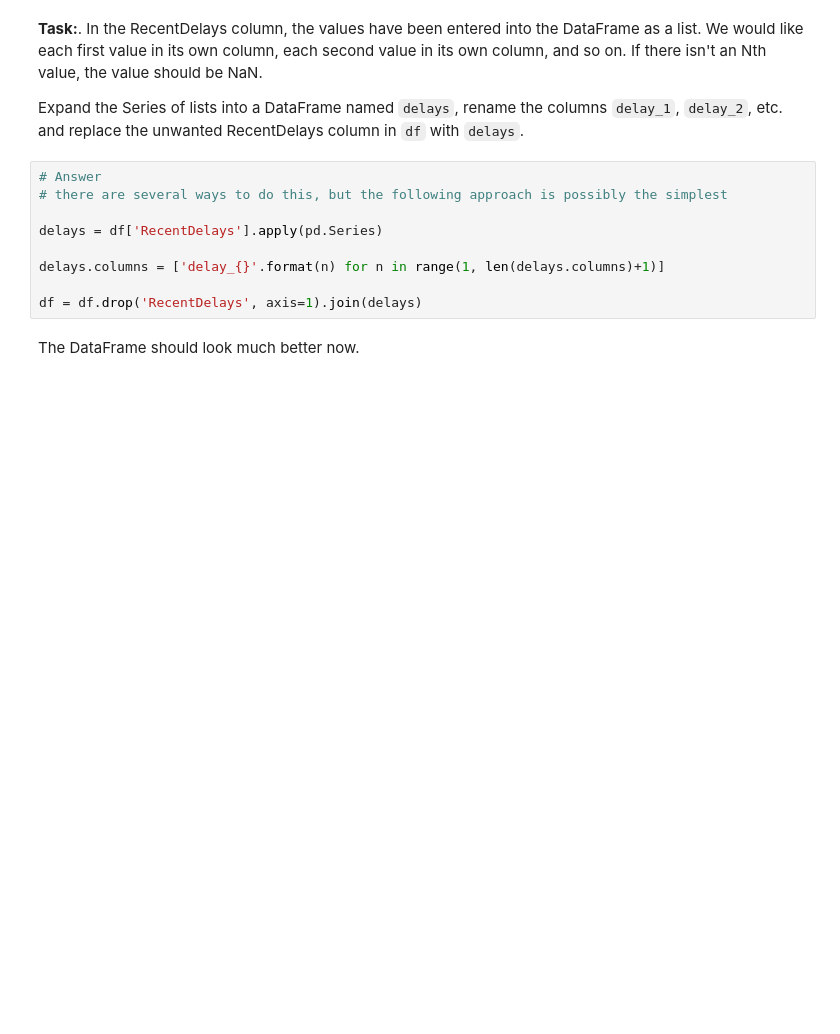
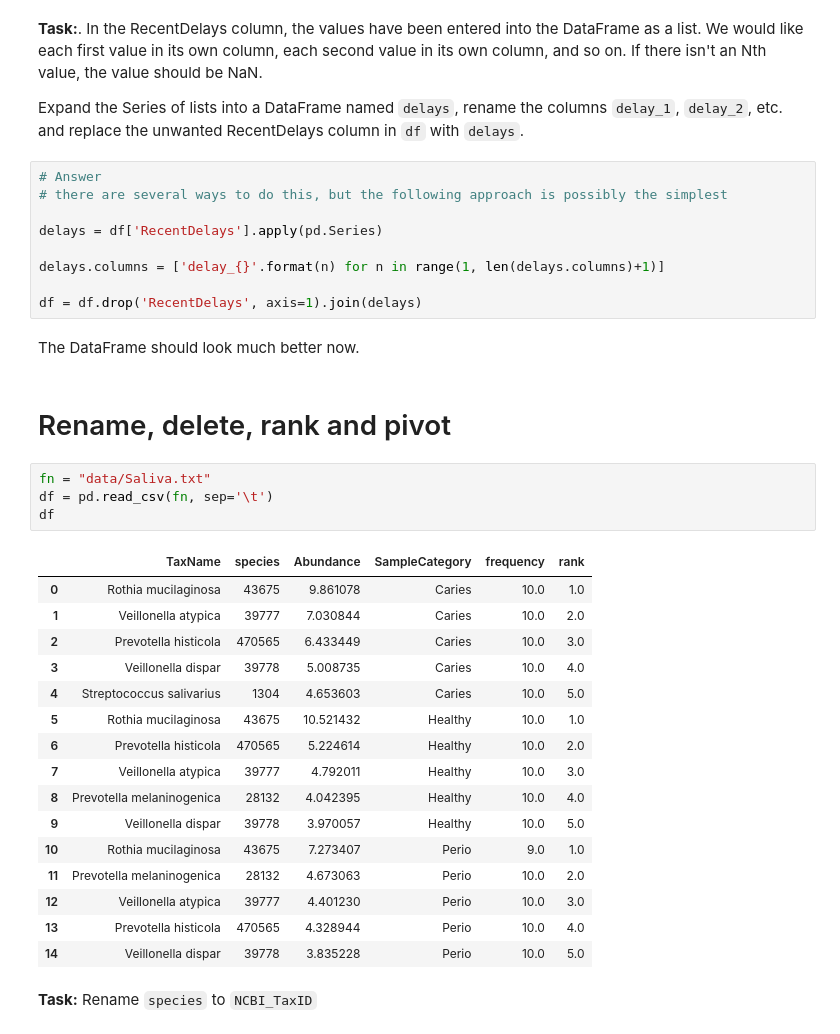
Before and after one commit to dblyon/PandasIntro, a Jupyter notebook: Exercises_part_A_with_Solutions.ipynb, the cells around one changed output. Saved outputs shown, nothing was run; the diff lists cells and outputs as text; blank space fills up the shorter version.

Commit message:
added some exercises, fixed dir name

```diff
--- a/Exercises_part_A_with_Solutions.ipynb
+++ b/Exercises_part_A_with_Solutions.ipynb
@@ -384,3 +384,28 @@ delays.columns = ['delay_{}'.format(n) for n in range(1, len(delays.columns)+1)]
 df = df.drop('RecentDelays', axis=1).join(delays)
 # %% [markdown]
 The DataFrame should look much better now.
+# %% [markdown]
+# Rename, delete, rank and pivot
+# %%
+fn = "data/Saliva.txt"
+df = pd.read_csv(fn, sep='\t')
+df
+# %% [output]
+|  | TaxName | species | Abundance | SampleCategory | frequency | rank |
+| 0 | Rothia mucilaginosa | 43675 | 9.861078 | Caries | 10.0 | 1.0 |
+| 1 | Veillonella atypica | 39777 | 7.030844 | Caries | 10.0 | 2.0 |
+| 2 | Prevotella histicola | 470565 | 6.433449 | Caries | 10.0 | 3.0 |
+| 3 | Veillonella dispar | 39778 | 5.008735 | Caries | 10.0 | 4.0 |
+| 4 | Streptococcus salivarius | 1304 | 4.653603 | Caries | 10.0 | 5.0 |
+| 5 | Rothia mucilaginosa | 43675 | 10.521432 | Healthy | 10.0 | 1.0 |
+| 6 | Prevotella histicola | 470565 | 5.224614 | Healthy | 10.0 | 2.0 |
+| 7 | Veillonella atypica | 39777 | 4.792011 | Healthy | 10.0 | 3.0 |
+| 8 | Prevotella melaninogenica | 28132 | 4.042395 | Healthy | 10.0 | 4.0 |
+| 9 | Veillonella dispar | 39778 | 3.970057 | Healthy | 10.0 | 5.0 |
+| 10 | Rothia mucilaginosa | 43675 | 7.273407 | Perio | 9.0 | 1.0 |
+| 11 | Prevotella melaninogenica | 28132 | 4.673063 | Perio | 10.0 | 2.0 |
+| 12 | Veillonella atypica | 39777 | 4.401230 | Perio | 10.0 | 3.0 |
+| 13 | Prevotella histicola | 470565 | 4.328944 | Perio | 10.0 | 4.0 |
+| 14 | Veillonella dispar | 39778 | 3.835228 | Perio | 10.0 | 5.0 |
+# %% [markdown]
+**Task:** Rename `species` to `NCBI_TaxID`
```
Also changed, not shown: parts of 9 cells of this notebook, 3 other files.
